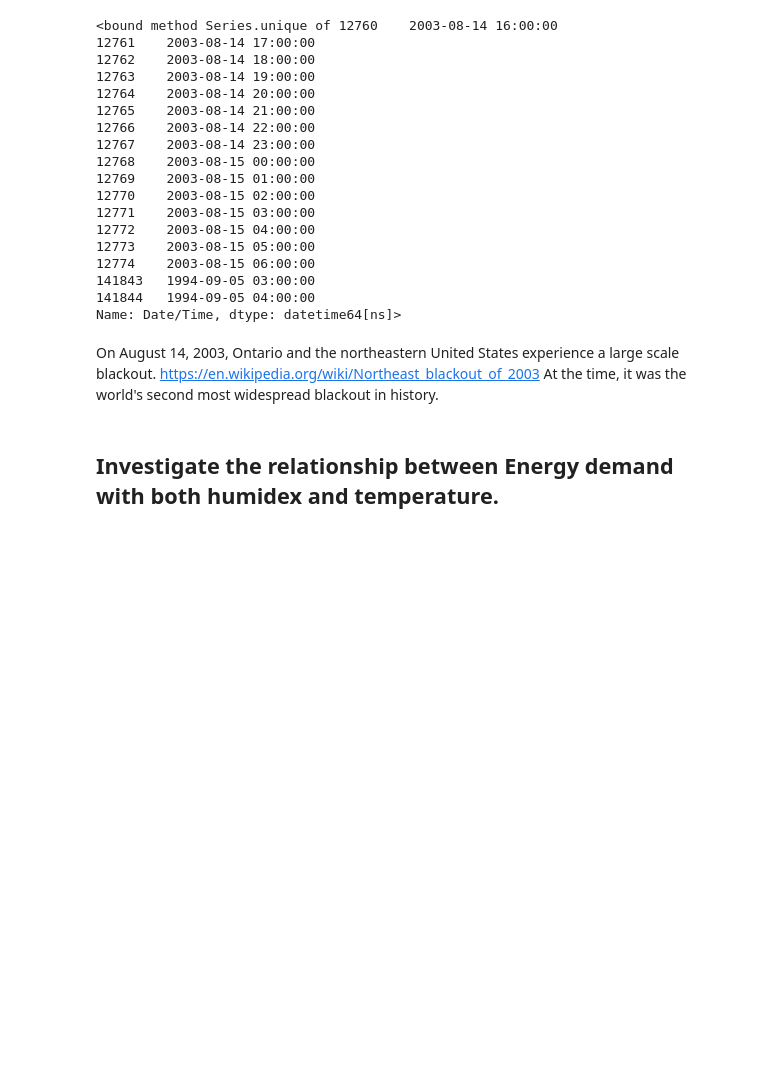
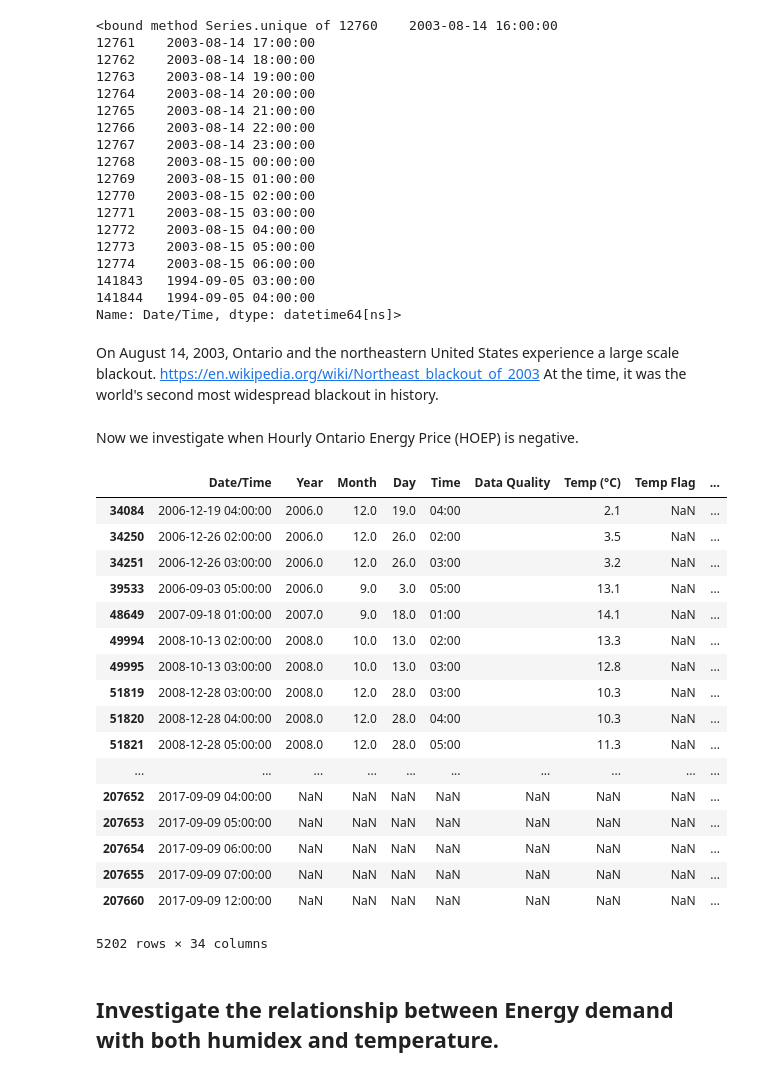
Before and after one commit to james-parks/Project2, a Jupyter notebook: CanadaEnergyUse.ipynb, the cells around one changed output. Cells and saved outputs as stored; diff of their text form; code cells hidden in the pictures; blank space fills up the shorter version.

```diff
--- a/CanadaEnergyUse.ipynb
+++ b/CanadaEnergyUse.ipynb
@@ -251,6 +313,29 @@ On August 14, 2003, Ontario and the northeastern United States experience a larg
 # %%
 # Let's remove the blackout times from out data since this is something we want to prevent in the model.
 #weather_drop=all_data_sub.drop(all_data_sub.index[12760:12784])
+# %% [markdown]
+Now we investigate when Hourly Ontario Energy Price (HOEP) is negative.
+# %%
+all_data[all_data.HOEP<0]
+# %% [output]
+|  | Date/Time | Year | Month | Day | Time | Data Quality | Temp (°C) | Temp Flag | ... |
+| 34084 | 2006-12-19 04:00:00 | 2006.0 | 12.0 | 19.0 | 04:00 |  | 2.1 | NaN | ... |
+| 34250 | 2006-12-26 02:00:00 | 2006.0 | 12.0 | 26.0 | 02:00 |  | 3.5 | NaN | ... |
+| 34251 | 2006-12-26 03:00:00 | 2006.0 | 12.0 | 26.0 | 03:00 |  | 3.2 | NaN | ... |
+| 39533 | 2006-09-03 05:00:00 | 2006.0 | 9.0 | 3.0 | 05:00 |  | 13.1 | NaN | ... |
+| 48649 | 2007-09-18 01:00:00 | 2007.0 | 9.0 | 18.0 | 01:00 |  | 14.1 | NaN | ... |
+| 49994 | 2008-10-13 02:00:00 | 2008.0 | 10.0 | 13.0 | 02:00 |  | 13.3 | NaN | ... |
+| 49995 | 2008-10-13 03:00:00 | 2008.0 | 10.0 | 13.0 | 03:00 |  | 12.8 | NaN | ... |
+| 51819 | 2008-12-28 03:00:00 | 2008.0 | 12.0 | 28.0 | 03:00 |  | 10.3 | NaN | ... |
+| 51820 | 2008-12-28 04:00:00 | 2008.0 | 12.0 | 28.0 | 04:00 |  | 10.3 | NaN | ... |
+| 51821 | 2008-12-28 05:00:00 | 2008.0 | 12.0 | 28.0 | 05:00 |  | 11.3 | NaN | ... |
+| ... | ... | ... | ... | ... | ... | ... | ... | ... | ... |
+| 207652 | 2017-09-09 04:00:00 | NaN | NaN | NaN | NaN | NaN | NaN | NaN | ... |
+| 207653 | 2017-09-09 05:00:00 | NaN | NaN | NaN | NaN | NaN | NaN | NaN | ... |
+| 207654 | 2017-09-09 06:00:00 | NaN | NaN | NaN | NaN | NaN | NaN | NaN | ... |
+| 207655 | 2017-09-09 07:00:00 | NaN | NaN | NaN | NaN | NaN | NaN | NaN | ... |
+| 207660 | 2017-09-09 12:00:00 | NaN | NaN | NaN | NaN | NaN | NaN | NaN | ... |
+5202 rows × 34 columns
 # %% [markdown]
 ## Investigate the relationship between Energy demand with both humidex and temperature.
 # %%
```
Also changed, not shown: parts of 41 cells of this notebook.
